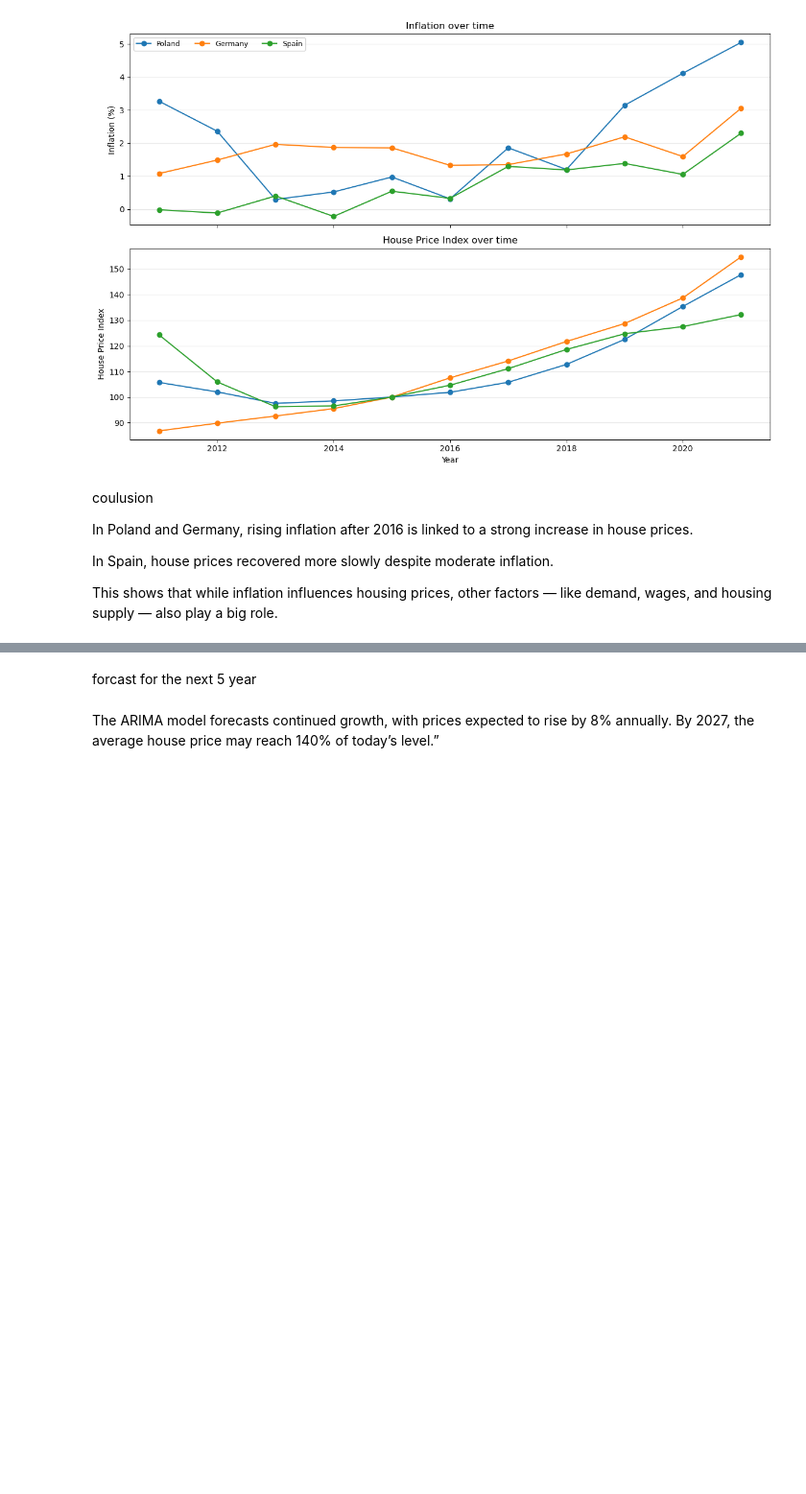
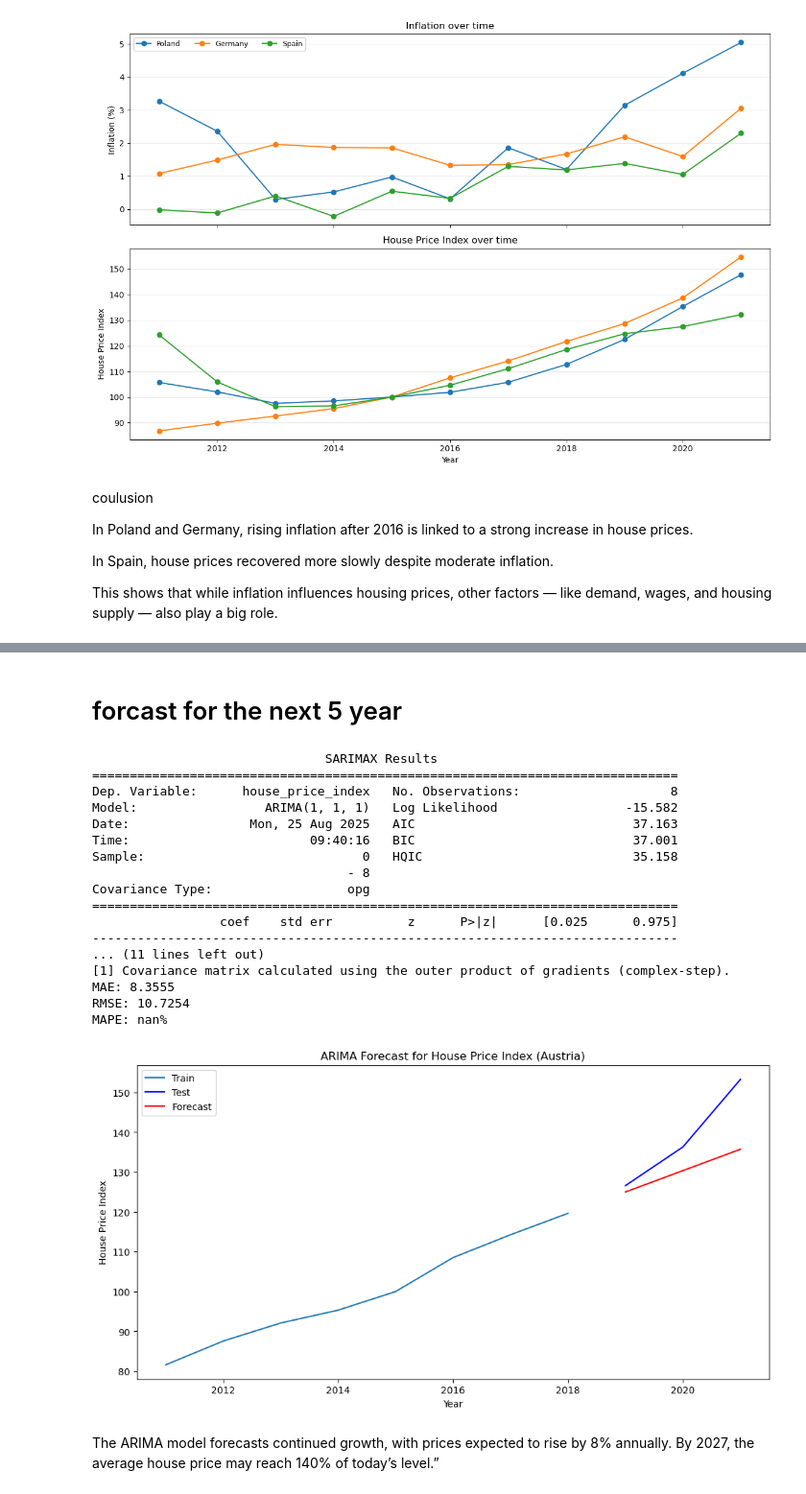
Before and after one commit to tihitnag/inflation-house-price-for-eu-, a Jupyter notebook: house_price.ipynb, the cells around one changed output, grey strips where cells are left out. Shown at 96% size. Drawn from its saved outputs; the diff is of its cells as text; code cells hidden in the pictures; blank space fills up the shorter version.

```diff
--- a/house_price.ipynb
+++ b/house_price.ipynb
@@ -588,35 +527,70 @@ House price vs earnings (affordability_index) → directly measures if earnings
 # %% [markdown]
-forcast for the next 5 year
+# forcast for the next 5 year
 # %%
 from statsmodels.tsa.arima.model import ARIMA
+from sklearn.metrics import mean_absolute_error, mean_squared_error
+import numpy as np
+import matplotlib.pyplot as plt
 
-# Filter data for a specific country (e.g., Austria)
-country_data = df_long[df_long['country'] == 'Italy']
-
-# Set 'year' as the index
+# Filter data for Austria
+country_data = df_long[df_long['country'] == 'Austria']
 country_data = country_data.set_index('year')
 
-# Select the 'price_to_income_ratio' column
-time_series = country_data['price_to_real_income_ratio']
+# Select the series
+time_series = country_data['house_price_index']
 
-# Fit the ARIMA model (p=1, d=1, q=1 as an example)
-model = ARIMA(time_series, order=(1, 1, 1))
+# -------------------
+# Train-Test Split
+# -------------------
+train_size = int(len(time_series) * 0.8)  # 80% train, 20% test
+train, test = time_series.iloc[:train_size], time_series.iloc[train_size:]
+
+# -------------------
+# Fit ARIMA on training set
+# -------------------
+model = ARIMA(train, order=(1,1,1))
 model_fit = model.fit()
-
-# Print the model summary
 print(model_fit.summary())
 
-# Forecast the next 5 years
-forecast = model_fit.forecast(steps=5)
-print("Forecasted Price-to-Income Ratios:")
-print(forecast)
+# Forecast the test period
+forecast = model_fit.forecast(steps=len(test))
 
-# Plot the original data and forecast
-plt.figure(figsize=(10, 6))
-plt.plot(time_series, label='Observed')
-plt.plot(range(time_series.index[-1] + 1, time_series.index[-1] + 6), forecast, label='Forecast', color='red')
-plt.title('ARIMA Forecast for Price-to-Income Ratio')
-plt.xlabel('Year')
-plt.ylabel('Price-to-Income Ratio')
+# -------------------
+# Accuracy metrics
+# -------------------
+mae = mean_absolute_error(test, forecast)
+rmse = np.sqrt(mean_squared_error(test, forecast))
+mape = np.mean(np.abs((test - forecast) / test)) * 100
+
+print(f"MAE: {mae:.4f}")
+print(f"RMSE: {rmse:.4f}")
+print(f"MAPE: {mape:.2f}%")
+
+plt.figure(figsize=(12,6))
+plt.plot(train.index, train, label="Train")
+plt.plot(test.index, test, label="Test", color="blue")
+plt.plot(test.index, forecast, label="Forecast", color="red")
+plt.title("ARIMA Forecast for House Price Index (Austria)")
+plt.xlabel("Year")
+plt.ylabel("House Price Index")
 plt.legend()
 plt.show()
+# %% [output]
+                               SARIMAX Results
+==============================================================================
+Dep. Variable:      house_price_index   No. Observations:                    8
+Model:                 ARIMA(1, 1, 1)   Log Likelihood                 -15.582
+Date:                Mon, 25 Aug 2025   AIC                             37.163
+Time:                        09:40:16   BIC                             37.001
+Sample:                             0   HQIC                            35.158
+                                  - 8
+Covariance Type:                  opg
+==============================================================================
+                 coef    std err          z      P>|z|      [0.025      0.975]
+------------------------------------------------------------------------------
+... (11 lines left out)
+[1] Covariance matrix calculated using the outer product of gradients (complex-step).
+MAE: 8.3555
+RMSE: 10.7254
+MAPE: nan%
+[figure, added]
```
Also changed, not shown: parts of 16 cells of this notebook.
